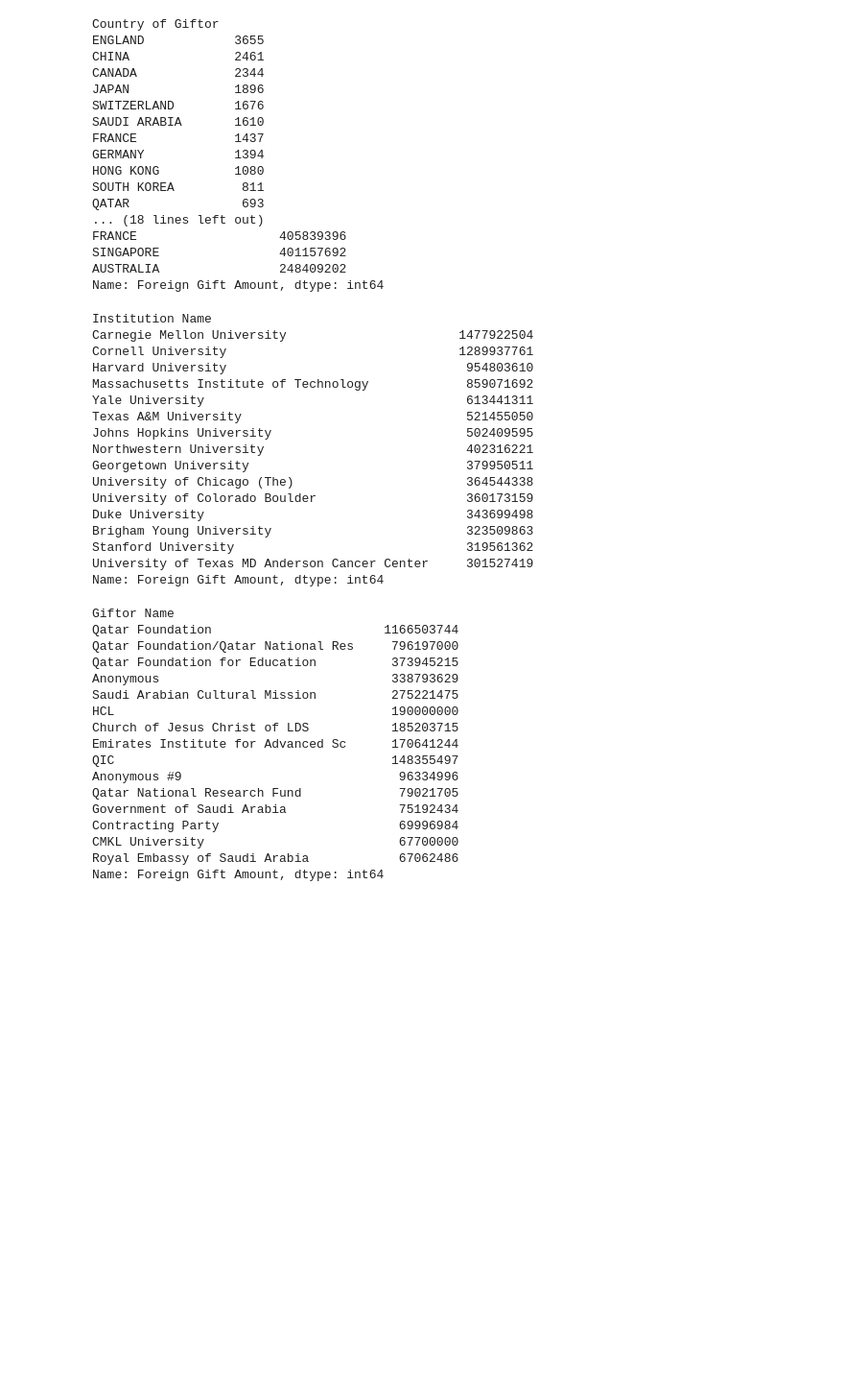
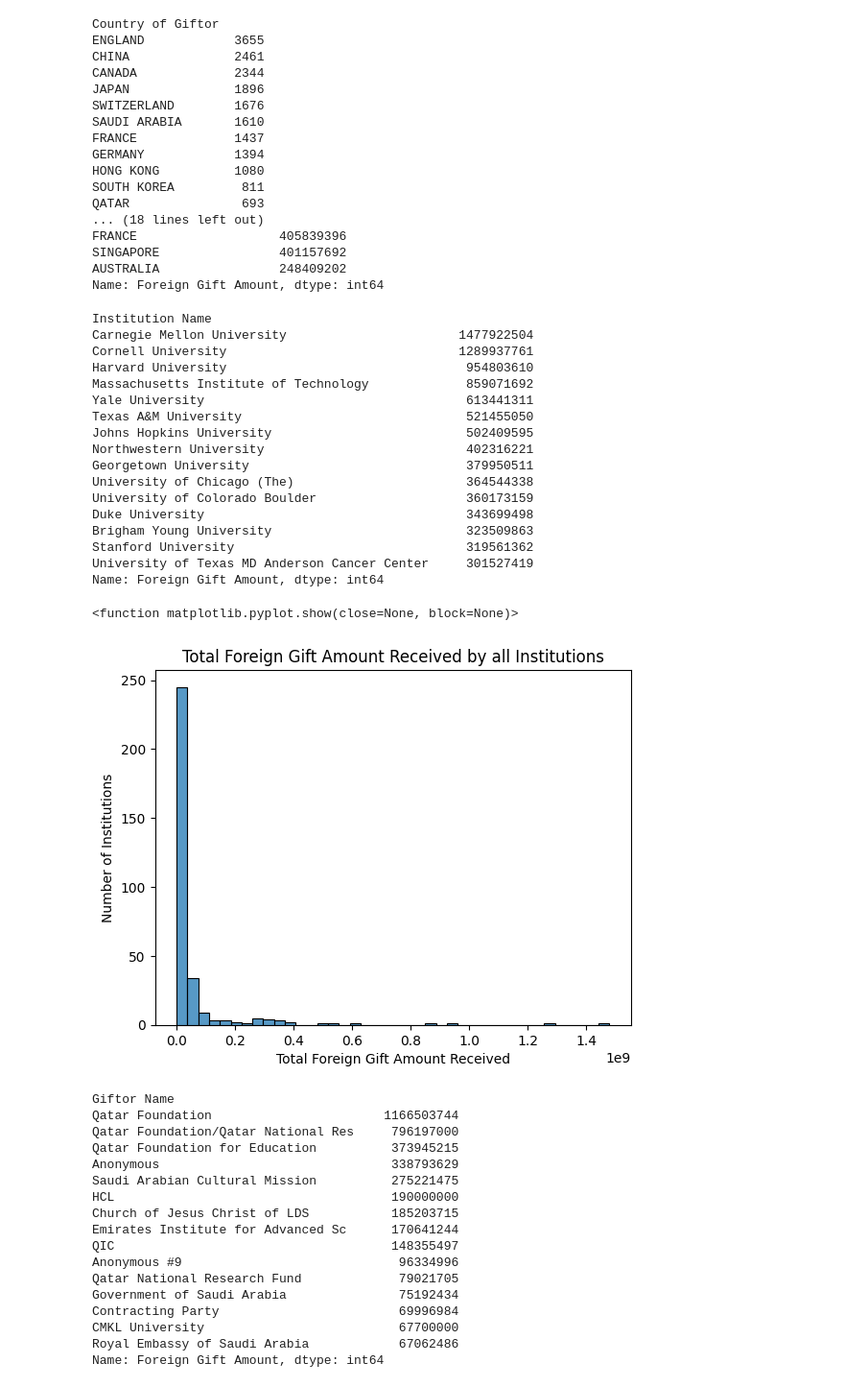
Before and after one commit to ashleynguyen04/EDA, a Jupyter notebook: assignment/assignment.ipynb, the cells around one changed output. Shown at 96% size. Cells and saved outputs as stored; diff of their text form; code cells hidden in the pictures; blank space fills up the shorter version.

```diff
--- a/assignment/assignment.ipynb
+++ b/assignment/assignment.ipynb
@@ -119,28 +123,35 @@ FRANCE                   405839396
 SINGAPORE                401157692
 AUSTRALIA                248409202
 Name: Foreign Gift Amount, dtype: int64
-# %%
-#66. What are the top 15 institutions in terms of the total amount of money they receive? Make a histogram of the
-#total amount received by all institutions.
-
-top_instiutions_by_amount_received = giftdf.groupby("Institution Name")["Foreign Gift Amount"].sum().sort_values(ascending=False).head(15)
-print(top_instiutions_by_amount_received)
-# %% [output]
-Institution Name
-Carnegie Mellon University                       1477922504
-Cornell University                               1289937761
-Harvard University                                954803610
-Massachusetts Institute of Technology             859071692
-Yale University                                   613441311
-Texas A&M University                              521455050
-Johns Hopkins University                          502409595
-Northwestern University                           402316221
-Georgetown University                             379950511
-University of Chicago (The)                       364544338
-University of Colorado Boulder                    360173159
-Duke University                                   343699498
-Brigham Young University                          323509863
-Stanford University                               319561362
-University of Texas MD Anderson Cancer Center     301527419
-Name: Foreign Gift Amount, dtype: int64
+# %%
+#6
+top_instiutions_by_amount_received = giftdf.groupby("Institution Name")["Foreign Gift Amount"].sum().sort_values(ascending=False)
+print(top_instiutions_by_amount_received.head(15))
+
+
+sns.histplot(top_instiutions_by_amount_received, bins=40)
+plt.xlabel("Total Foreign Gift Amount Received")
+plt.ylabel("Number of Institutions")
+plt.title("Total Foreign Gift Amount Received by all Institutions")
+plt.show
+# %% [output]
+Institution Name
+Carnegie Mellon University                       1477922504
+Cornell University                               1289937761
+Harvard University                                954803610
+Massachusetts Institute of Technology             859071692
+Yale University                                   613441311
+Texas A&M University                              521455050
+Johns Hopkins University                          502409595
+Northwestern University                           402316221
+Georgetown University                             379950511
+University of Chicago (The)                       364544338
+University of Colorado Boulder                    360173159
+Duke University                                   343699498
+Brigham Young University                          323509863
+Stanford University                               319561362
+University of Texas MD Anderson Cancer Center     301527419
+Name: Foreign Gift Amount, dtype: int64
+<function matplotlib.pyplot.show(close=None, block=None)>
+[figure, added]
 # %%
```
Also changed, not shown: parts of 2 cells of this notebook.
